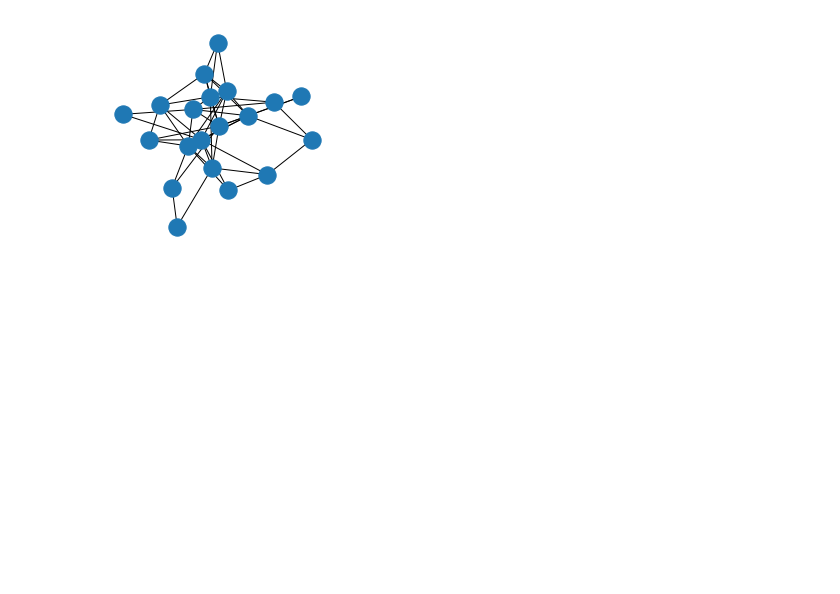
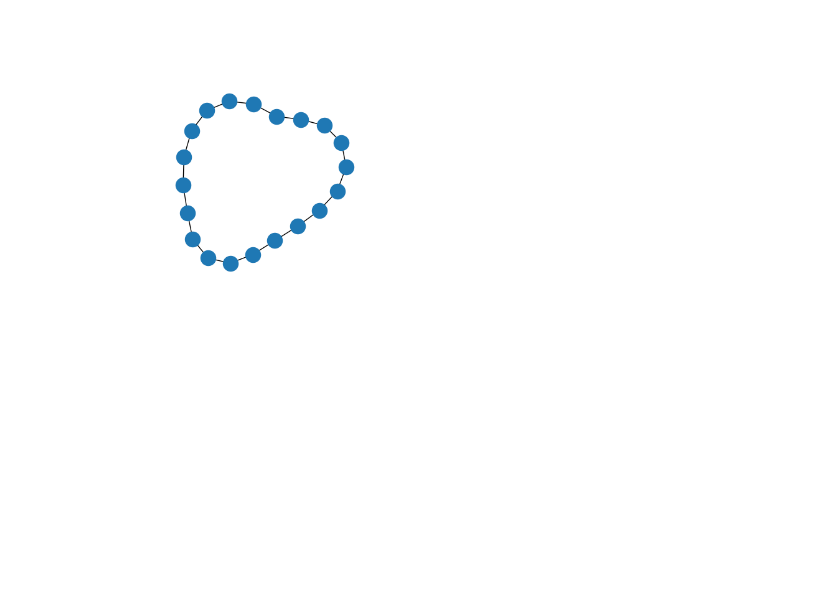
Before and after one commit to rodvals/BSc_thesis, a Jupyter notebook: Rossler_Oscillators.ipynb, the cells around one changed output. Cells and saved outputs as stored; diff of their text form; code cells hidden in the pictures; blank space fills up the shorter version.

```diff
--- a/Rossler_Oscillators.ipynb
+++ b/Rossler_Oscillators.ipynb
@@ -11,13 +12,3 @@ import seaborn as sns
-# %%
-# Generate Erdos Renyi graphs based on probability
-graph = nx.erdos_renyi_graph(n=20, p=0.3)
-#new figure to plot network graphs
-fig_graph = plt.figure(figsize = (9, 9) )
-fig_graph.add_subplot(2,2,1)
-nx.draw(graph)
-adj= nx.to_numpy_array(graph)
-# %% [output]
-[figure, old version]
 # %%
 def motion(q_0, t_span, omegas, K, N, adj):
     s1 = odeint(func= kuramoto_1, y0 = q_0, t=t_span, args=(omegas, K, N, adj) )
@@ -58,17 +49,35 @@ def r_mean_parameter(_q_0, _t_span, _omegas, _K , _N, _adj):
 random.seed(0)
 
 # parameters model
-N = 1
+N = 20
 
 # initial conditions
 q_0 = np.random.rand(3*N)*2*np.pi
 
 # simulation
 dt = 0.0001
-t_max = 200
+t_max = 50
 t_span = np.arange(0, t_max, dt)
 
 a = 0.2
 b = 0.2
 c = 5.7
+r = 0.1
+sigma = 8
+
+# network parameters
+p = 0.1
+k = 3
+# %%
+# Generate Erdos Renyi graphs based on probability
+#graph = nx.erdos_renyi_graph(n=N, p=p)
+name_graph = "Watts Strogatz : n = {} k = {} p = {}".format(N, k, p)
+graph = nx.watts_strogatz_graph(n=N, k=k, p=p, seed=0)
+#new figure to plot network graphs
+fig_graph = plt.figure(figsize = (9, 9) )
+fig_graph.add_subplot(2,2,1)
+nx.draw(graph)
+adj= nx.to_numpy_array(graph)
+# %% [output]
+[figure, new version]
 # %%
```
Also changed, not shown: parts of 8 cells of this notebook, 1 other file.
